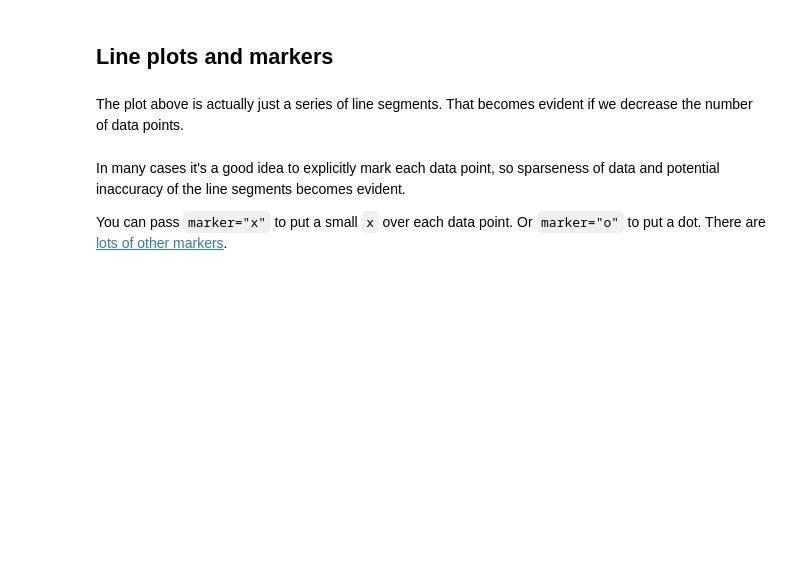
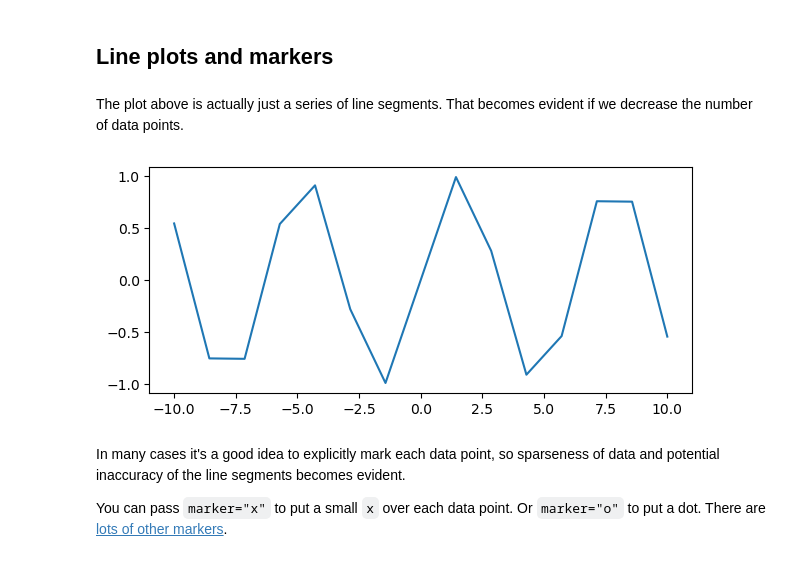
Before and after one commit to emilydumas/mcs275spring2024, a Jupyter notebook: samplecode/numpy_matplotlib/mpl_demo.ipynb, the cells around one changed output. Saved outputs shown, nothing was run; the diff lists cells and outputs as text; code cells hidden in the pictures; blank space fills up the shorter version.

```diff
--- a/samplecode/numpy_matplotlib/mpl_demo.ipynb
+++ b/samplecode/numpy_matplotlib/mpl_demo.ipynb
@@ -44,6 +69,19 @@ Specify a size and resolution (DPI).
 ## Line plots and markers
 # %% [markdown]
 The plot above is actually just a series of line segments.  That becomes evident if we decrease the number of data points.
+# %%
+# create figure
+plt.figure(figsize=(7,3), dpi=100)
+
+x = np.linspace(-10,10,15)
+
+# add stuff to it
+plt.plot(x,np.sin(x))
+
+# display it
+plt.show()
+# %% [output]
+[figure, added]
 # %% [markdown]
 In many cases it's a good idea to explicitly mark each data point, so sparseness of data and potential inaccuracy of the line segments becomes evident.
 
```
Also changed, not shown: parts of 10 cells of this notebook, 1 other file.
